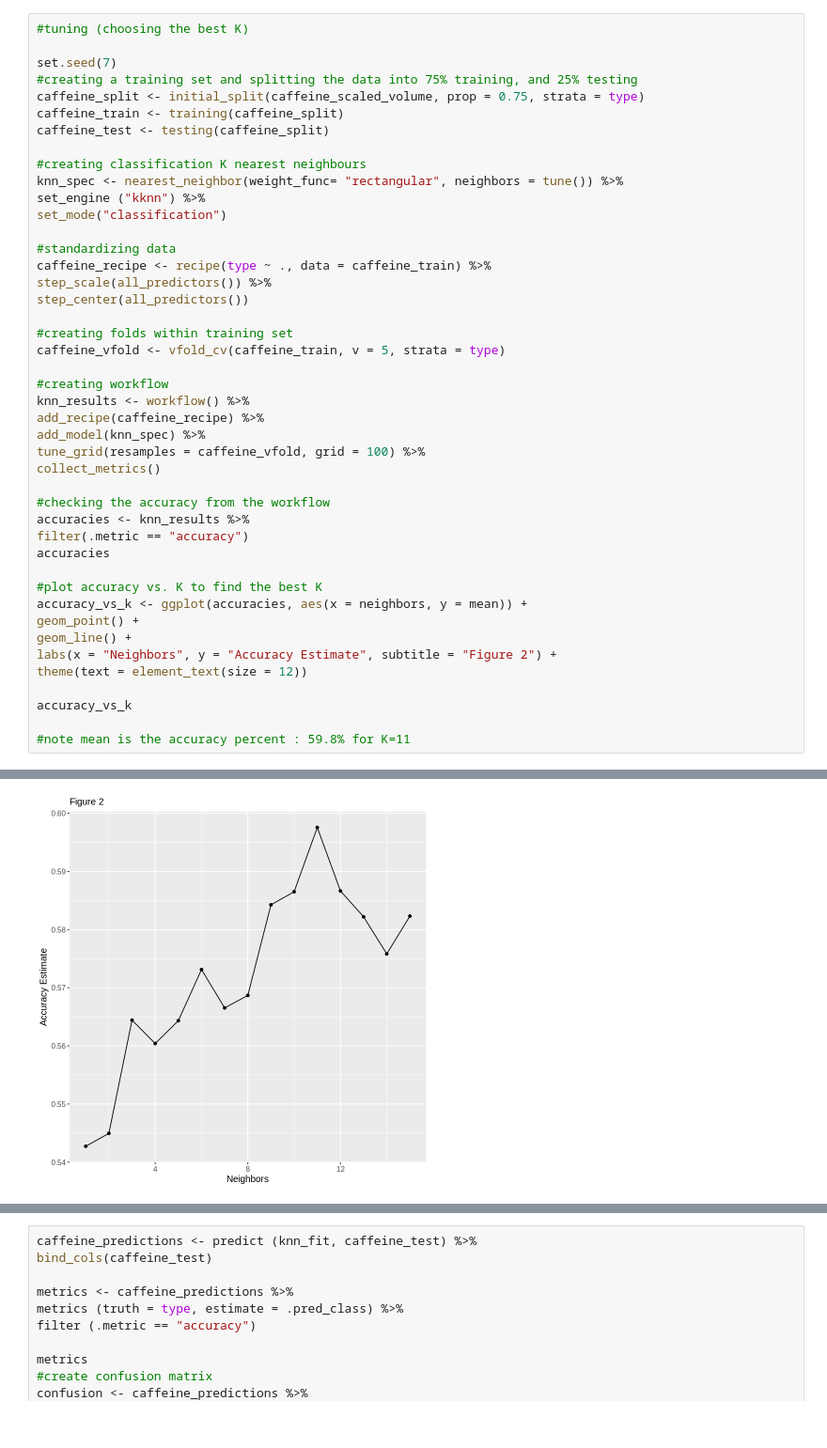
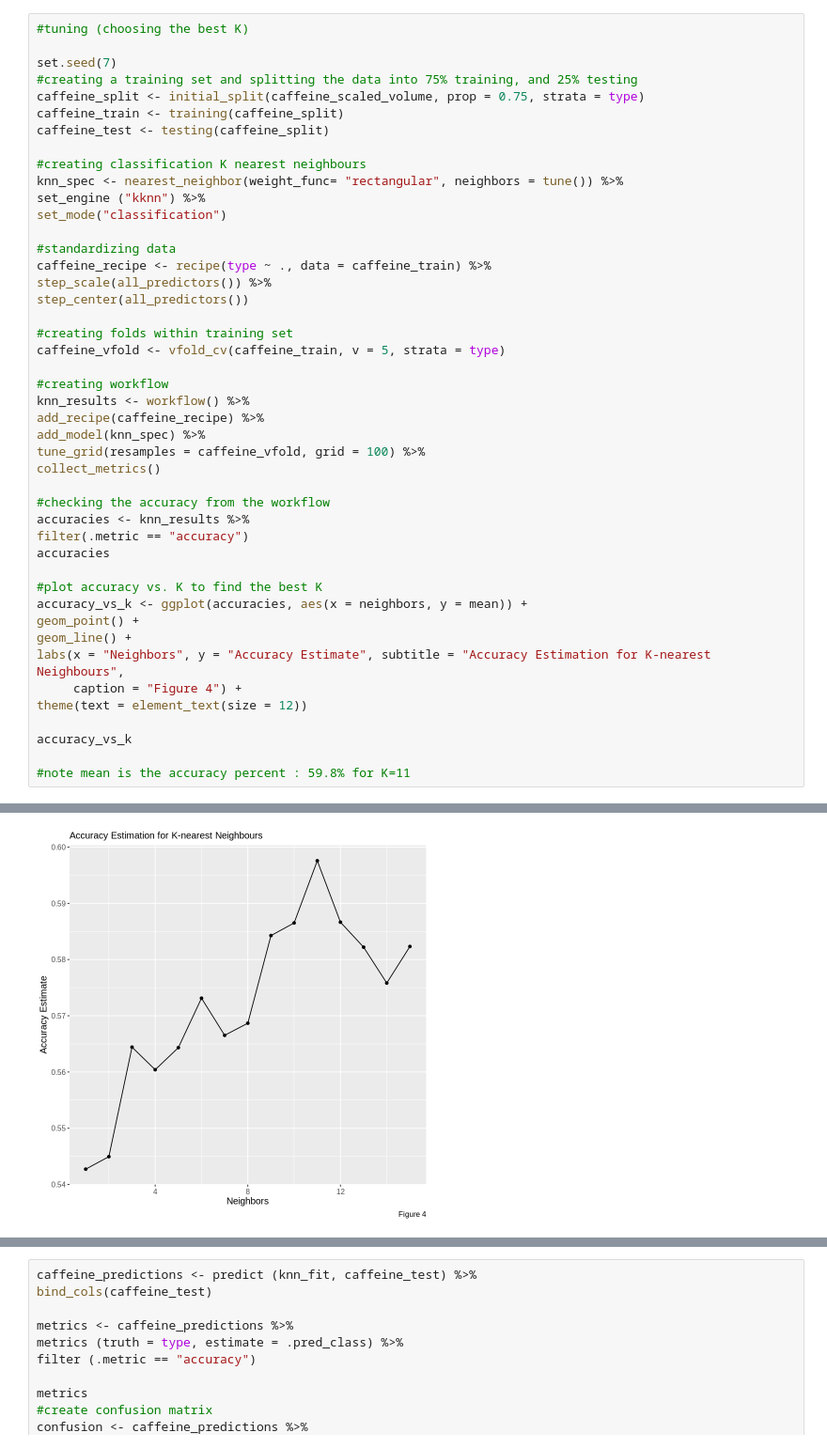
Before and after one commit to sejalvij/dsci-new-project, a Jupyter notebook: New project code.ipynb, the cells around one changed output, grey strips where cells are left out. Shown at 94% size. Drawn from its saved outputs; the diff is of its cells as text.

```diff
--- a/New project code.ipynb
+++ b/New project code.ipynb
@@ -145,32 +161,33 @@ filter(.metric == "accuracy")
 accuracies
 
 #plot accuracy vs. K to find the best K
 accuracy_vs_k <- ggplot(accuracies, aes(x = neighbors, y = mean)) +
 geom_point() +
 geom_line() +
-labs(x = "Neighbors", y = "Accuracy Estimate", subtitle = "Figure 2") +
+labs(x = "Neighbors", y = "Accuracy Estimate", subtitle = "Accuracy Estimation for K-nearest Neighbours",
+     caption = "Figure 4") +
 theme(text = element_text(size = 12))
 
 accuracy_vs_k
 
 #note mean is the accuracy percent : 59.8% for K=11
 # %% [output]
 A tibble: 15 × 7
 | neighbors | .metric | .estimator | mean | n | std_err | .config |
 | <int> | <chr> | <chr> | <dbl> | <int> | <dbl> | <chr> |
 | 1 | accuracy | multiclass | 0.5427262 | 5 | 0.02298352 | Model01 |
 | 2 | accuracy | multiclass | 0.5449484 | 5 | 0.02339733 | Model02 |
 | 3 | accuracy | multiclass | 0.5644237 | 5 | 0.02820296 | Model03 |
 | 4 | accuracy | multiclass | 0.5604063 | 5 | 0.01947033 | Model04 |
 | 5 | accuracy | multiclass | 0.5643322 | 5 | 0.01110879 | Model05 |
 | 6 | accuracy | multiclass | 0.5731265 | 5 | 0.01309592 | Model06 |
 | 7 | accuracy | multiclass | 0.5665300 | 5 | 0.01913683 | Model07 |
 | 8 | accuracy | multiclass | 0.5686821 | 5 | 0.02240330 | Model08 |
 | 9 | accuracy | multiclass | 0.5842652 | 5 | 0.02575513 | Model09 |
 | 10 | accuracy | multiclass | 0.5865118 | 5 | 0.03258489 | Model10 |
 | 11 | accuracy | multiclass | 0.5975710 | 5 | 0.02916469 | Model11 |
 | 12 | accuracy | multiclass | 0.5866490 | 5 | 0.02682994 | Model12 |
 | 13 | accuracy | multiclass | 0.5822046 | 5 | 0.02545980 | Model13 |
 | 14 | accuracy | multiclass | 0.5758216 | 5 | 0.02650127 | Model14 |
 | 15 | accuracy | multiclass | 0.5823235 | 5 | 0.02498202 | Model15 |
-[figure, old version]
+[figure, new version]
```
Also changed, not shown: parts of 15 cells of this notebook.
